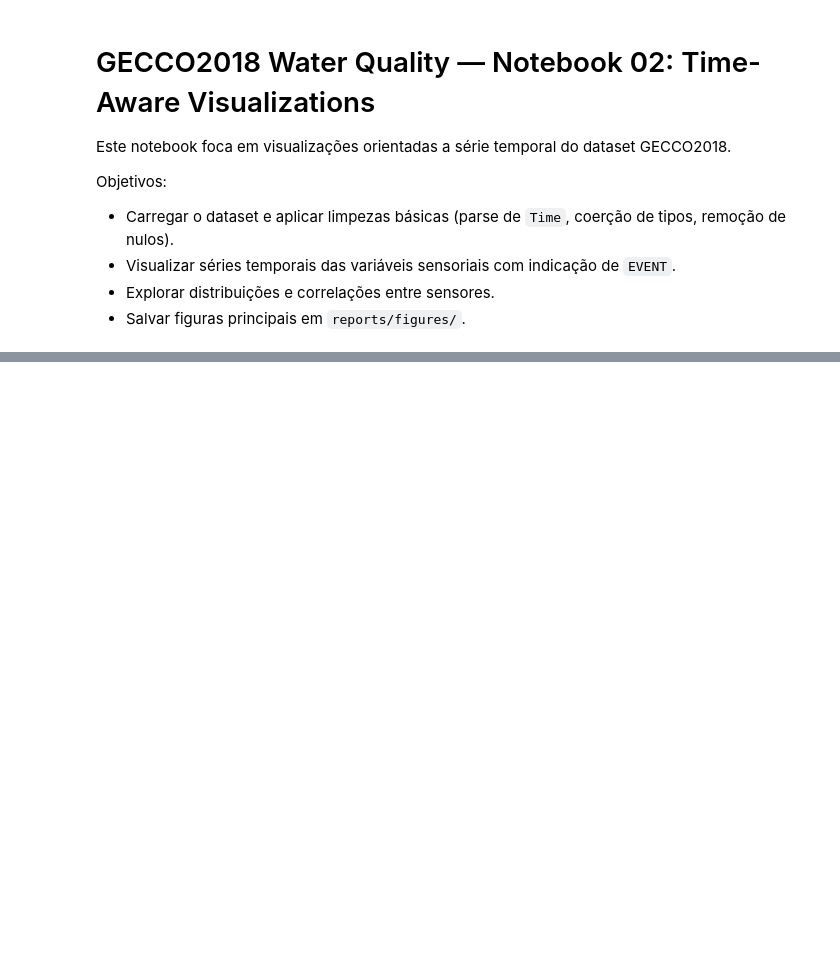
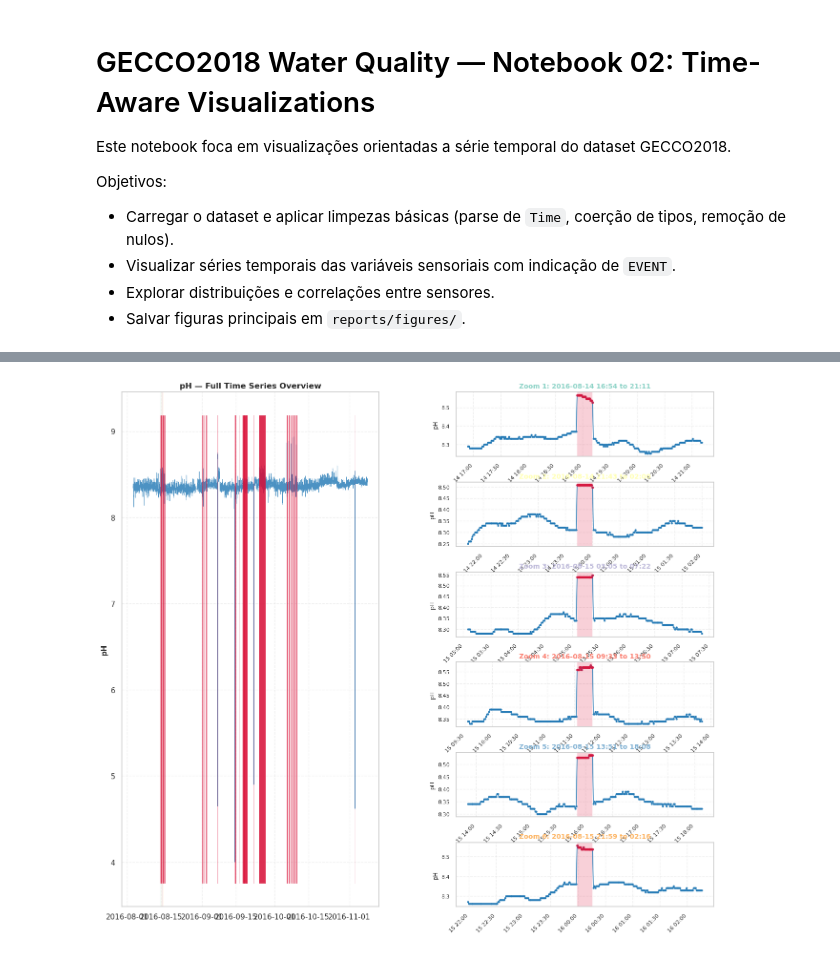
Before and after one commit to nelcostaa/cnn-anomaly-detection, a Jupyter notebook: notebooks/02_visualizations_gecco2018.ipynb, the cells around one changed output, grey strips where cells are left out. Cells and saved outputs as stored; diff of their text form; code cells hidden in the pictures; blank space fills up the shorter version.

```diff
--- a/notebooks/02_visualizations_gecco2018.ipynb
+++ b/notebooks/02_visualizations_gecco2018.ipynb
@@ -148,0 +317,91 @@ print("Saved:", out)
+# %%
+def plot_overview_and_zooms(df_ts, sensor_col, anomaly_windows, max_zooms=6, save=False):
+    """
+    Create a figure with overview on left and zoomed anomaly regions on right.
+    Replicates the visualization style from Ribeiro et al. (2020) Figure 1.
+    """
+    from pathlib import Path as _Path
+    import matplotlib.patches as mpatches
+
+    # Limit number of zoom windows to display
+    display_windows = anomaly_windows[:max_zooms]
+    n_zooms = len(display_windows)
+
+    if n_zooms == 0:
+        print(f"No anomalies to zoom for {sensor_col}")
+        return
+
+    # Create figure with 2 columns: overview + zooms
+    fig = plt.figure(figsize=(16, 2 + 2*n_zooms))
+    gs = fig.add_gridspec(n_zooms, 2, hspace=0.4, wspace=0.3)
+
+    # Left column: Full overview (spans all rows)
+    ax_overview = fig.add_subplot(gs[:, 0])
+
+    # Plot full time series
+    ax_overview.plot(df_ts.index, df_ts[sensor_col], color='#1f77b4', linewidth=0.6, alpha=0.8)
+    ax_overview.set_ylabel(f'{sensor_col}', fontsize=11, fontweight='bold')
+    ax_overview.set_title(f'{sensor_col} — Full Time Series Overview', fontsize=12, fontweight='bold')
+    ax_overview.grid(alpha=0.3, linestyle='--')
+
+    # Highlight anomaly regions on overview
+    event_mask = df_ts['EVENT']
+    if event_mask.any():
+        ymin, ymax = ax_overview.get_ylim()
+        event_times = df_ts.index[event_mask]
+        ax_overview.vlines(event_times, ymin, ymax, colors='crimson', alpha=0.15, linewidth=0.4)
+
+    # Mark zoom regions with colored boxes
+    colors_zoom = plt.cm.Set3(range(n_zooms))
+    for i, (win_start, win_end, _, _) in enumerate(display_windows):
+        ax_overview.axvspan(win_start, win_end, alpha=0.2, color=colors_zoom[i], linewidth=0)
+
+    # Right column: Zoomed views
+    for i, (win_start, win_end, anom_start, anom_end) in enumerate(display_windows):
+        ax_zoom = fig.add_subplot(gs[i, 1])
+
+        # Extract window data
+        mask = (df_ts.index >= win_start) & (df_ts.index <= win_end)
+        df_window = df_ts.loc[mask]
+
+        if len(df_window) == 0:
+            continue
+
+        # Plot zoomed region
+        ax_zoom.plot(df_window.index, df_window[sensor_col],
+                    color='#1f77b4', linewidth=1.2, marker='o', markersize=2, alpha=0.9)
+
+        # Highlight anomaly region within zoom
+        anom_mask = df_window['EVENT']
+        if anom_mask.any():
+            ax_zoom.plot(df_window.index[anom_mask], df_window.loc[anom_mask, sensor_col],
+                        color='crimson', linewidth=0, marker='o', markersize=3, alpha=0.7, label='Anomaly')
+            # Shade anomaly period
+            ymin_z, ymax_z = ax_zoom.get_ylim()
+            ax_zoom.axvspan(anom_start, anom_end, alpha=0.2, color='crimson', linewidth=0)
+
+        ax_zoom.set_ylabel(f'{sensor_col}', fontsize=9)
+        ax_zoom.set_title(f'Zoom {i+1}: {win_start.strftime("%Y-%m-%d %H:%M")} to {win_end.strftime("%H:%M")}',
+                         fontsize=10, color=colors_zoom[i], fontweight='bold')
+        ax_zoom.grid(alpha=0.3, linestyle='--')
+        ax_zoom.tick_params(labelsize=8)
+
+        # Rotate x-axis labels
+        for label in ax_zoom.get_xticklabels():
+            label.set_rotation(45)
+            label.set_ha('right')
+
+    if save:
+        out = _Path(FIGURES_DIR) / f"zoomed_anomaly_{sensor_col.lower()}.png"
+        fig.savefig(out, dpi=150, bbox_inches='tight')
+        print(f"Saved: {out}")
+
+    plt.show()
+
+# Test with one sensor
+if len(anomaly_windows) > 0:
+    plot_overview_and_zooms(df_ts, 'pH', anomaly_windows, max_zooms=6, save=False)
+else:
+    print("No anomalies to visualize.")
+# %% [output]
+[figure, added]
```
Also changed, not shown: parts of 20 cells of this notebook, 1 other file.
